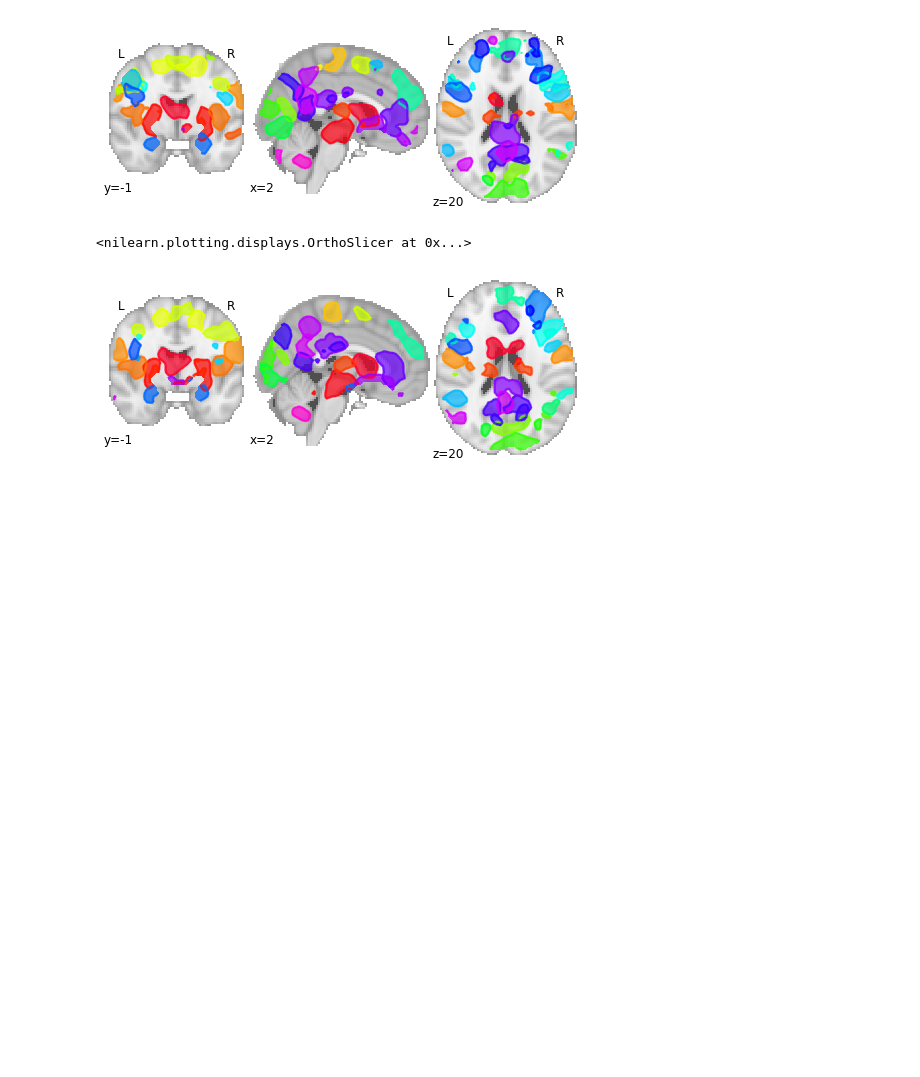
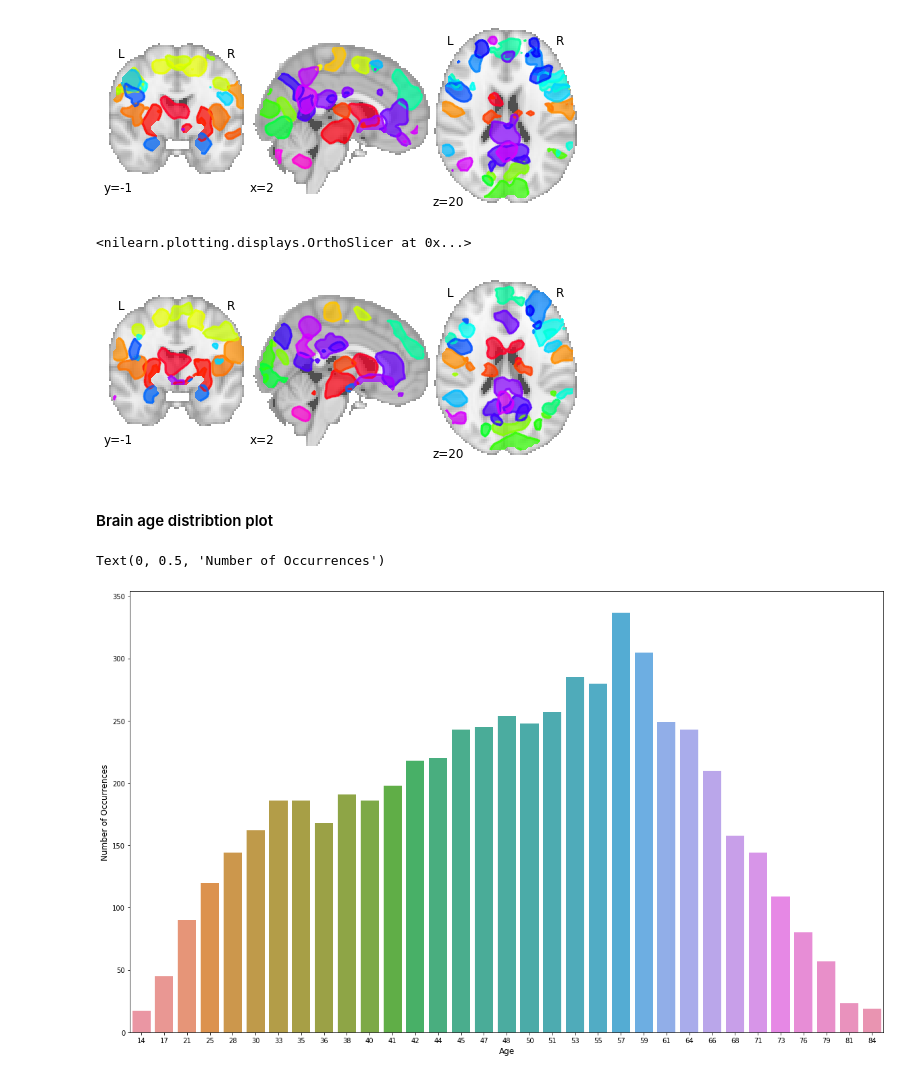
Before and after one commit to szachovy/TReNDS-Neuroimaging, a Jupyter notebook: local.ipynb, the cells around one changed output. Cells and saved outputs as stored; diff of their text form; code cells hidden in the pictures; blank space fills up the shorter version.

```diff
--- a/local.ipynb
+++ b/local.ipynb
@@ -266,3 +272,15 @@ plotting.plot_prob_atlas(load_subject('data/fMRI_test/10016.mat', mask),
 # %% [output]
 <nilearn.plotting.displays.OrthoSlicer at 0x...>
 [figure]
+# %% [markdown]
+#### Brain age distribtion plot
+# %%
+plt.figure(figsize=(20,12))
+sns.barplot(train_scores['age'].astype(int).value_counts().index,
+            train_scores['age'].astype(int).value_counts().values)
+
+plt.xlabel('Age', fontsize=12)
+plt.ylabel('Number of Occurrences', fontsize=12)
+# %% [output]
+Text(0, 0.5, 'Number of Occurrences')
+[figure, added]
```
Also changed, not shown: parts of 13 cells of this notebook, 4 other files.
